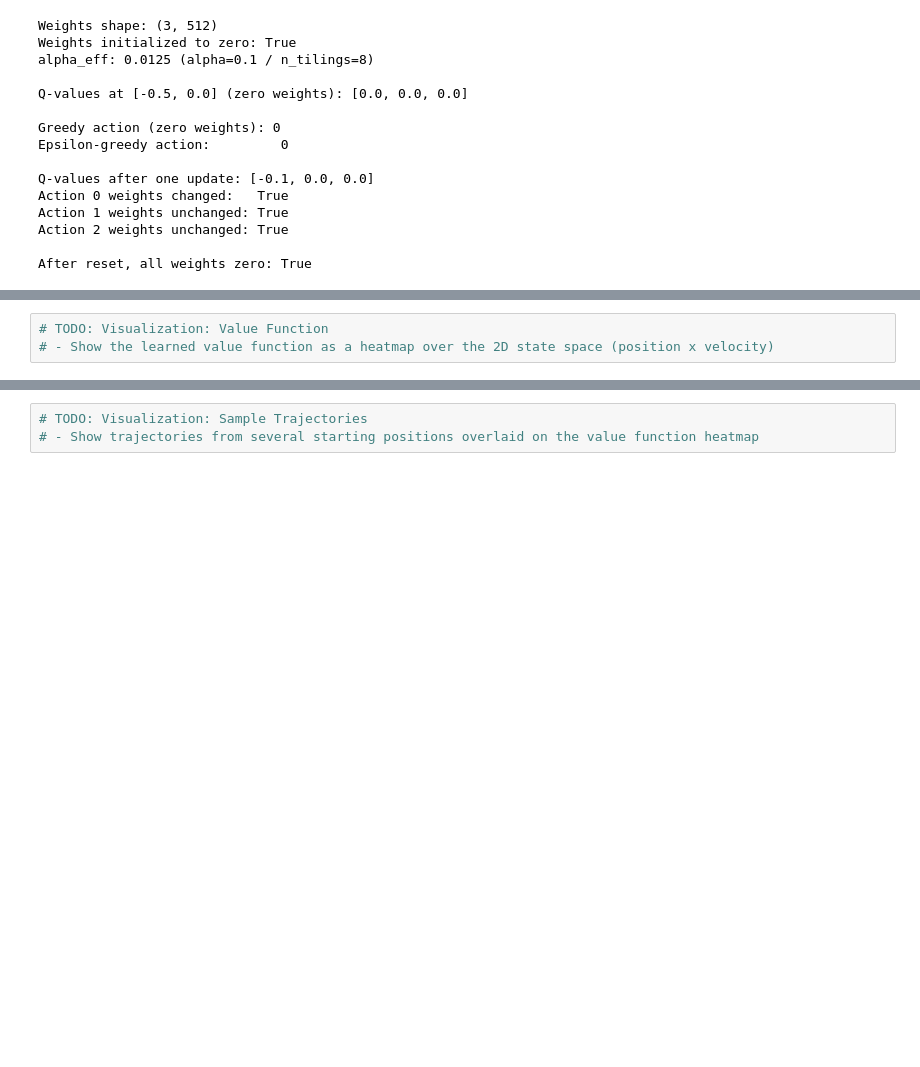
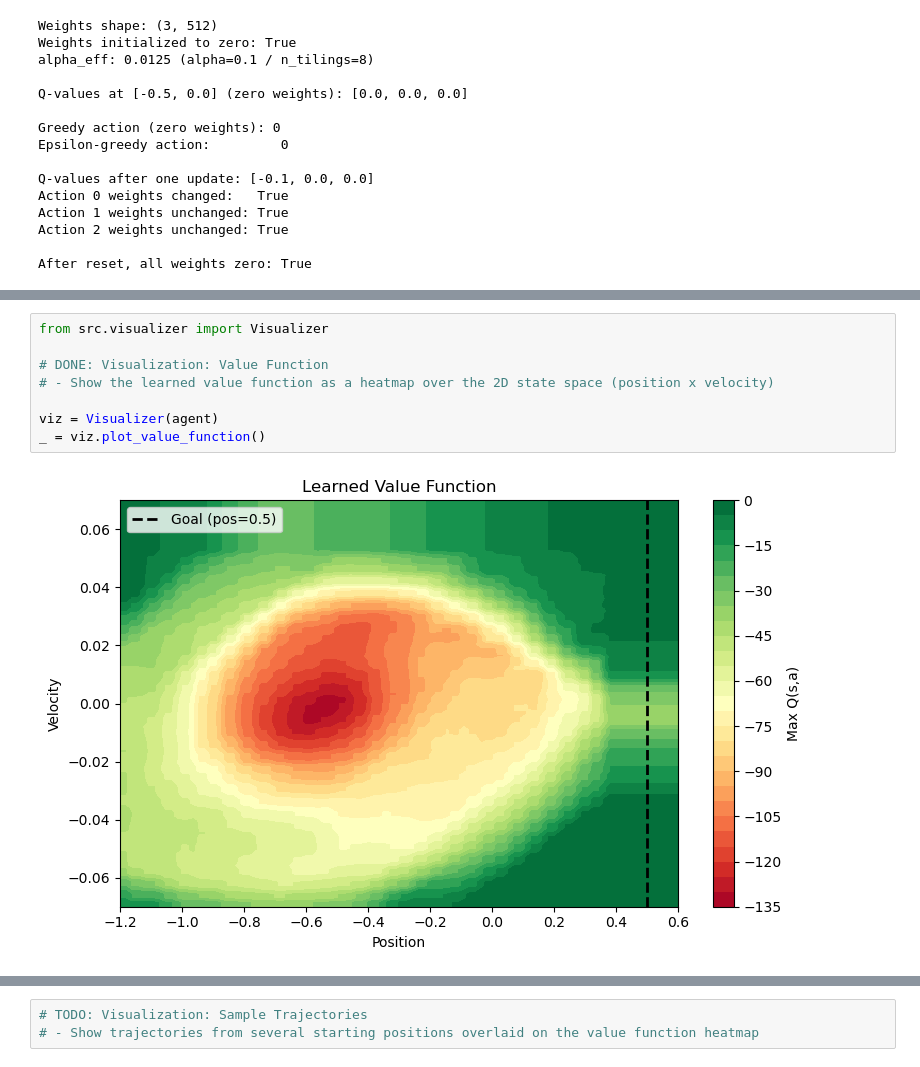
Before and after one commit to craig-rudman/MSDS684, a Jupyter notebook: W5/ipynb/development.ipynb, the cells around one changed output, grey strips where cells are left out. Saved outputs shown, nothing was run; the diff lists cells and outputs as text; blank space fills up the shorter version.

```diff
--- a/W5/ipynb/development.ipynb
+++ b/W5/ipynb/development.ipynb
@@ -204,4 +250,11 @@ Best episode:           119 steps
 # %%
-# TODO: Visualization: Value Function
+from src.visualizer import Visualizer
+
+# DONE: Visualization: Value Function
 # - Show the learned value function as a heatmap over the 2D state space (position x velocity)
+
+viz = Visualizer(agent)
+_ = viz.plot_value_function()
+# %% [output]
+[figure, added]
 # %%
```
Also changed, not shown: parts of 3 cells of this notebook, 2 other files.
